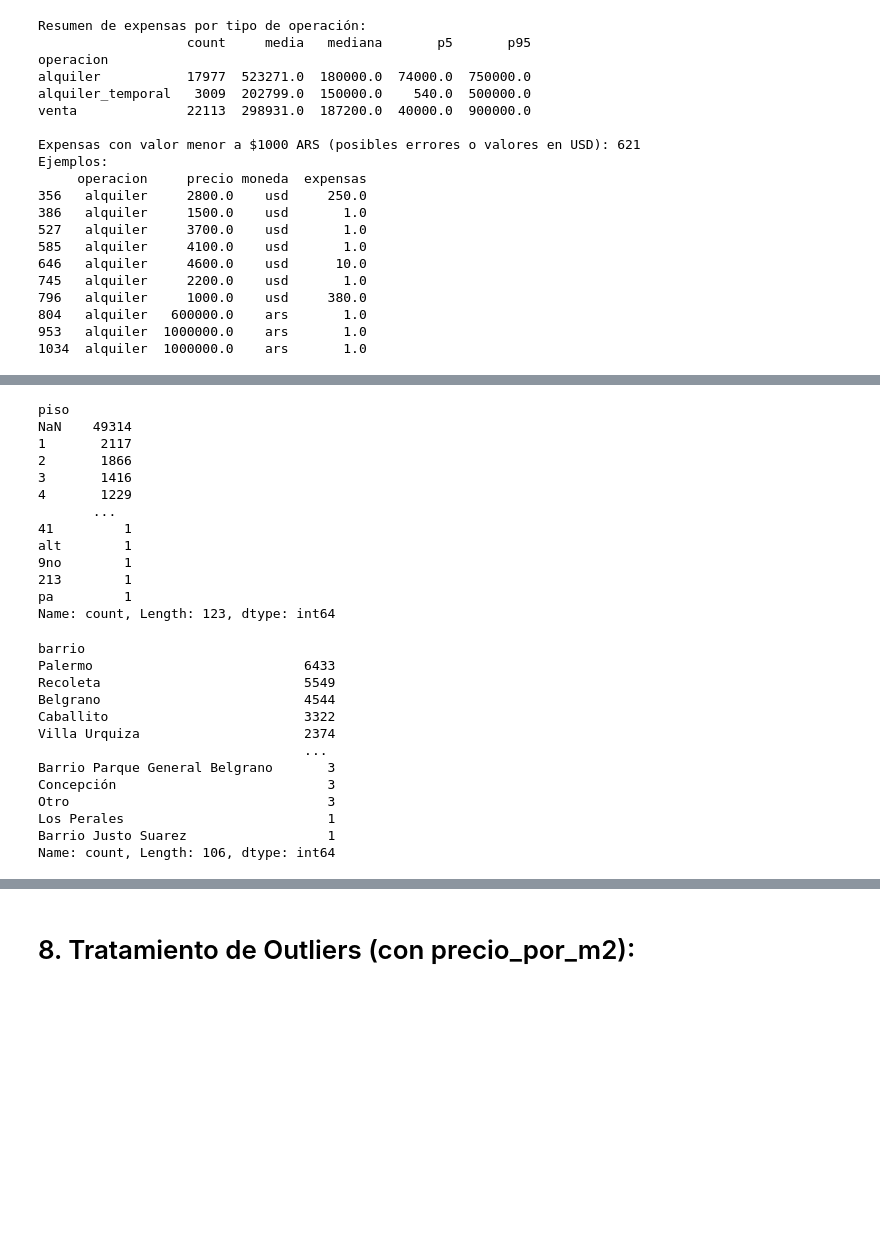
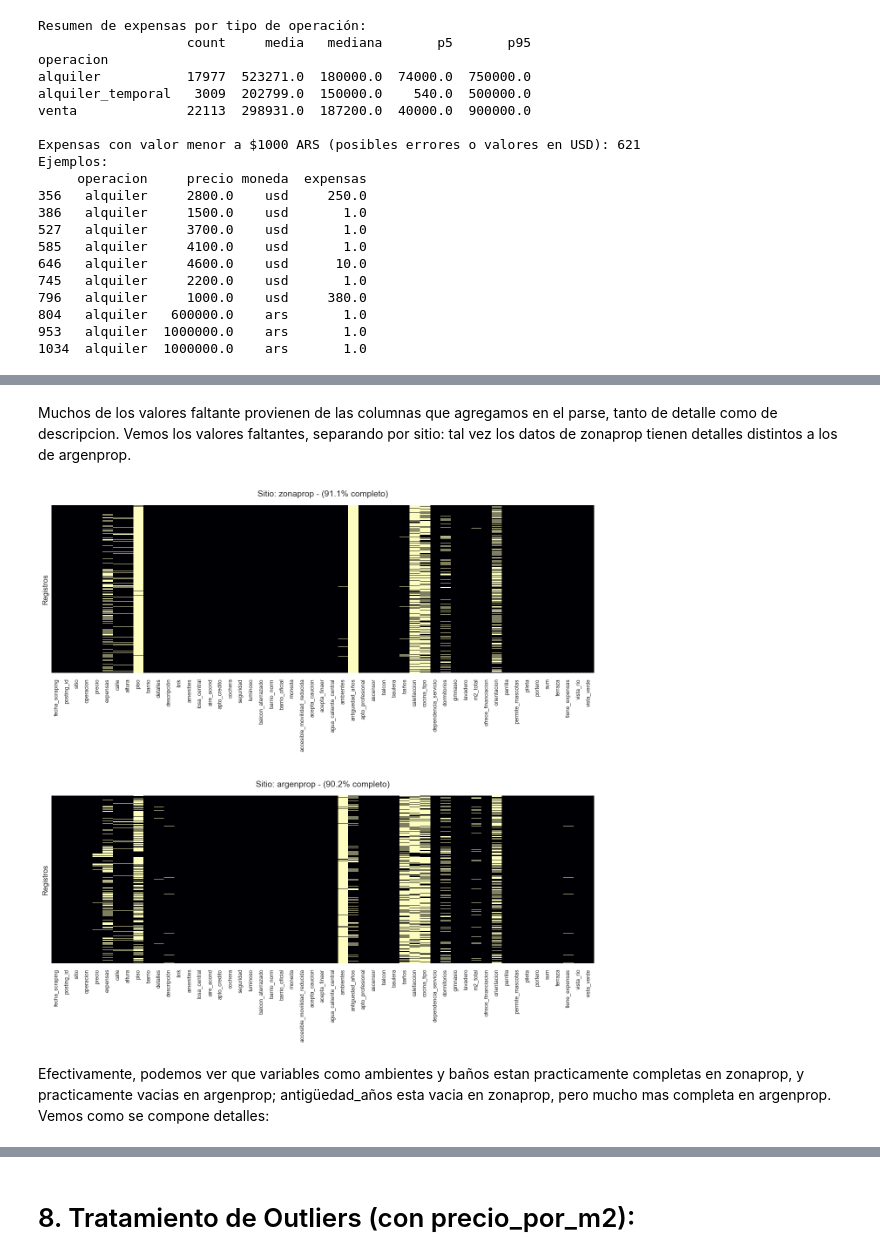
Before and after one commit to clararodriguezacevedo/descriptiva-real-estate, a Jupyter notebook: notebooks/eda.ipynb, the cells around one changed output, grey strips where cells are left out. Cells and saved outputs as stored; diff of their text form; code cells hidden in the pictures; blank space fills up the shorter version.

Commit message:
Fix valores faltantes

```diff
--- a/notebooks/eda.ipynb
+++ b/notebooks/eda.ipynb
@@ -819,32 +834,43 @@ dtype: float64
-# %%
-df_final['piso'].value_counts(dropna=False)
-# %% [output]
-piso
-NaN    49314
-1       2117
-2       1866
-3       1416
-4       1229
-       ...
-41         1
-alt        1
-9no        1
-213        1
-pa         1
-Name: count, Length: 123, dtype: int64
-# %%
-df_final['barrio'].value_counts(dropna=False)
-# %% [output]
-barrio
-Palermo                           6433
-Recoleta                          5549
-Belgrano                          4544
-Caballito                         3322
-Villa Urquiza                     2374
-                                  ...
-Barrio Parque General Belgrano       3
-Concepción                           3
-Otro                                 3
-Los Perales                          1
-Barrio Justo Suarez                  1
-Name: count, Length: 106, dtype: int64
+# %% [markdown]
+Muchos de los valores faltante provienen de las columnas que agregamos en el parse, tanto de detalle como de descripcion. Vemos los valores faltantes, separando por sitio: tal vez los datos de zonaprop tienen detalles distintos a los de argenprop.
+# %%
+import matplotlib.pyplot as plt
+import seaborn as sns
+
+sitios = df_final['sitio'].unique()
+n_sitios = len(sitios)
+
+# Aumentamos un poco el ancho (14) para que las columnas respiren
+fig, axes = plt.subplots(n_sitios, 1, figsize=(14, 7 * n_sitios))
+
+if n_sitios == 1:
+    axes = [axes]
+
+for i, sitio in enumerate(sitios):
+    df_sitio = df_final[df_final['sitio'] == sitio]
+
+    # cmap='magma' suele resaltar mejor los nulos (amarillo sobre negro/morado)
+    sns.heatmap(df_sitio.isnull(), cbar=False, ax=axes[i], yticklabels=False, cmap='magma')
+
+    # --- AQUÍ ESTÁ EL TRUCO PARA EL EJE X ---
+    axes[i].set_xticklabels(axes[i].get_xticklabels(),
+                            rotation=90,
+                            horizontalalignment='center',
+                            fontsize=9)
+
+    # Forzamos que se muestren TODAS las etiquetas
+    axes[i].set_xticks(np.arange(len(df_sitio.columns)) + 0.5)
+
+    total_celdas = df_sitio.size
+    nulos = df_sitio.isnull().sum().sum()
+    completitud = 100 * (1 - nulos/total_celdas)
+
+    axes[i].set_title(f'Sitio: {sitio} - ({completitud:.1f}% completo)', fontsize=14, pad=15)
+    axes[i].set_ylabel('Registros')
+
+plt.tight_layout(pad=4.0)
+plt.show()
+# %% [output]
+[figure, added]
+# %% [markdown]
+Efectivamente, podemos ver que variables como ambientes y baños estan practicamente completas en zonaprop, y practicamente vacias en argenprop; antigüedad_años esta vacia en zonaprop, pero mucho mas completa en argenprop. Vemos como se compone detalles:
```
Also changed, not shown: parts of 23 cells of this notebook.
